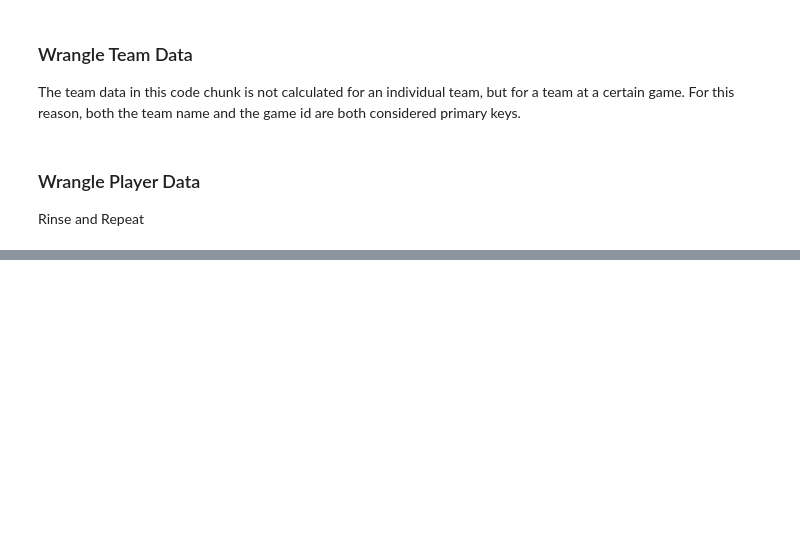
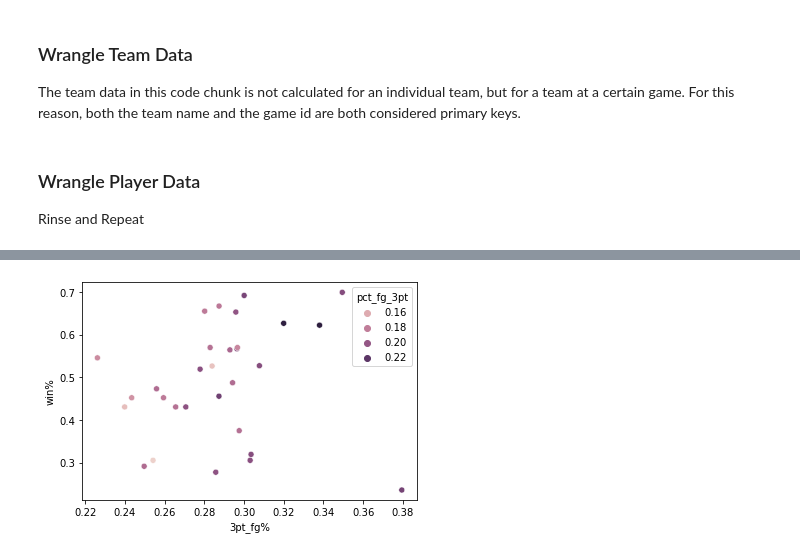
Before and after one commit to LiamWhitenack/CDS302FinalProject, a Jupyter notebook: Converting_Data_Notebook.ipynb, the cells around one changed output, grey strips where cells are left out. Saved outputs shown, nothing was run; the diff lists cells and outputs as text; code cells hidden in the pictures; blank space fills up the shorter version.

```diff
--- a/Converting_Data_Notebook.ipynb
+++ b/Converting_Data_Notebook.ipynb
@@ -204,0 +265,5 @@ cnn.close()
+# %%
+sns.scatterplot(data = obs, x = '3pt_fg%', y = 'win%', hue = 'pct_fg_3pt')
+plt.show()
+# %% [output]
+[figure, added]
```
Also changed, not shown: parts of 19 cells of this notebook, 1 other file.
